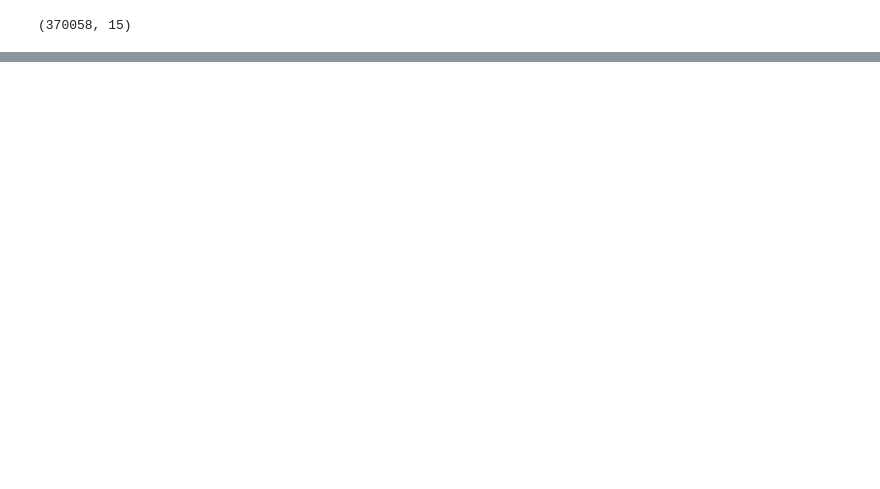
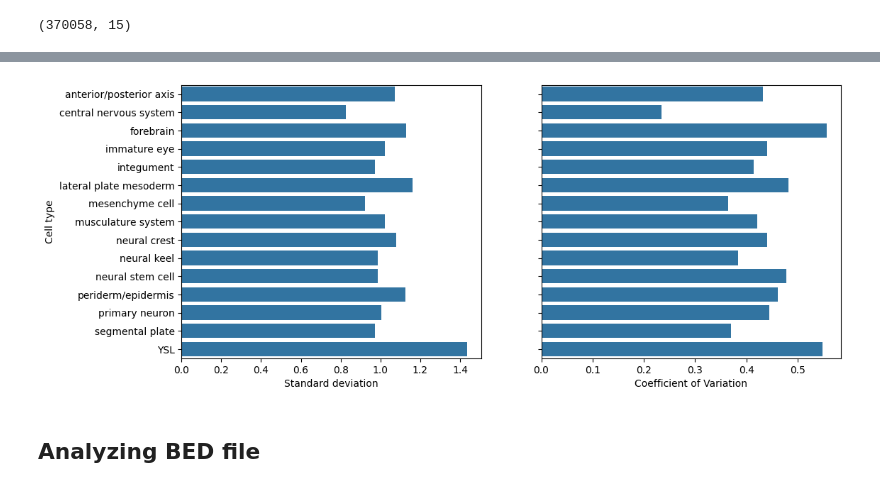
Before and after one commit to victornemenike/neural-crest-deep-learning, a Jupyter notebook: notebooks/atac_seq_analysis.ipynb, the cells around one changed output, grey strips where cells are left out. Saved outputs shown, nothing was run; the diff lists cells and outputs as text; code cells hidden in the pictures; blank space fills up the shorter version.

```diff
--- a/notebooks/atac_seq_analysis.ipynb
+++ b/notebooks/atac_seq_analysis.ipynb
@@ -69,0 +160,6 @@ _ = sns.violinplot(data)
+# %%
+stats_2 = peaks.describe().loc[['std', 'mean']]
+stats_2 = stats_2.T
+stats_2['coeff_var'] = stats_2['std']/stats_2['mean']
+stats_2.columns = ['std', 'mean', 'coeff_var']
+print(stats_2)
@@ -69,0 +183,12 @@ _ = sns.violinplot(data)
+# %%
+fig, (ax1, ax2) = plt.subplots(1, 2, figsize = (12, 5), sharey = True)
+sns.barplot(stats_2, y = stats_2.index, x = 'std', ax = ax1)
+sns.barplot(stats_2, y = stats_2.index, x = 'coeff_var', ax = ax2)
+ax1.set_ylabel('Cell type')
+ax1.set_xlabel('Standard deviation')
+ax2.set_xlabel('Coefficient of Variation')
+plt.show()
+# %% [output]
+[figure, added]
+# %% [markdown]
+## Analyzing BED file
```
Also changed, not shown: parts of 31 cells of this notebook.
